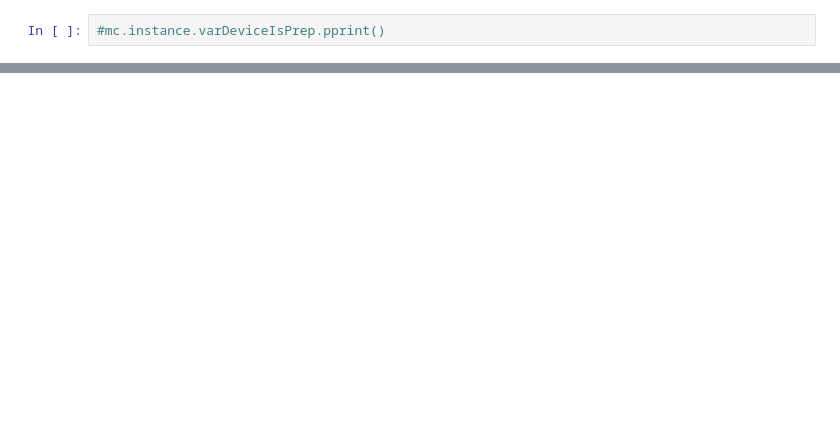
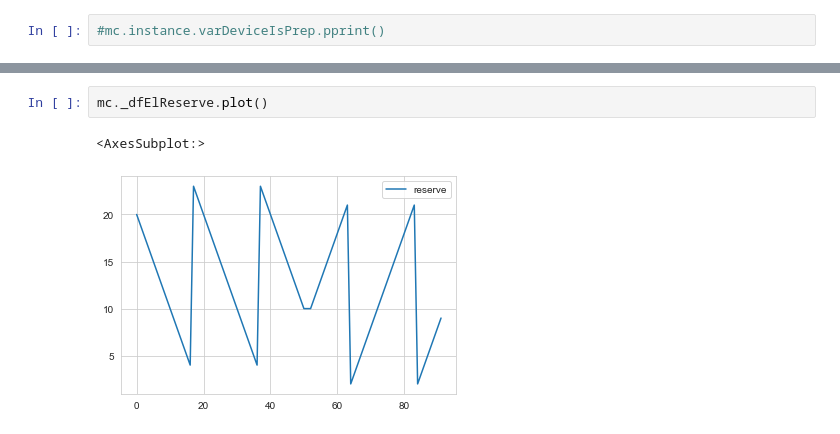
Before and after one commit to oogeso/oogeso, a Jupyter notebook: examples/test case2.ipynb, the cells around one changed output, grey strips where cells are left out. Saved outputs shown, nothing was run; the diff lists cells and outputs as text; blank space fills up the shorter version.

```diff
--- a/examples/test case2.ipynb
+++ b/examples/test case2.ipynb
@@ -176,0 +175,5 @@ plots.plotElReserve(mc)
+# %%
+mc._dfElReserve.plot()
+# %% [output]
+<AxesSubplot:>
+[figure, added]
```
Also changed, not shown: parts of 9 cells of this notebook, 4 other files.
